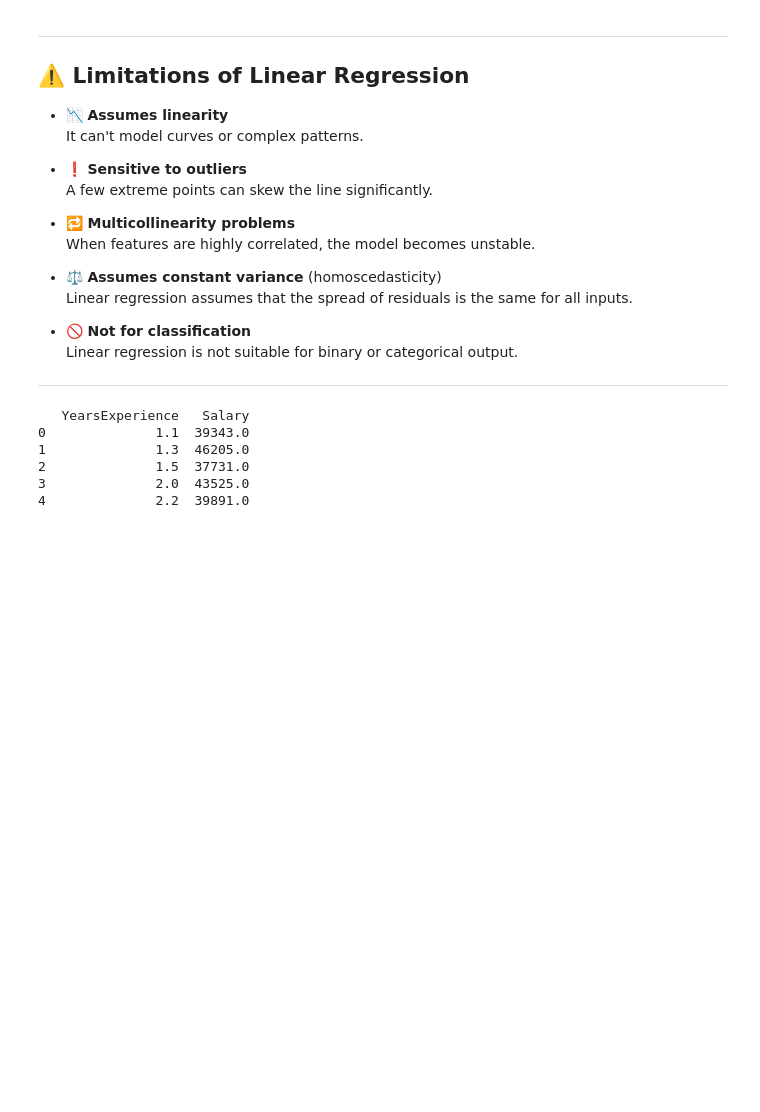
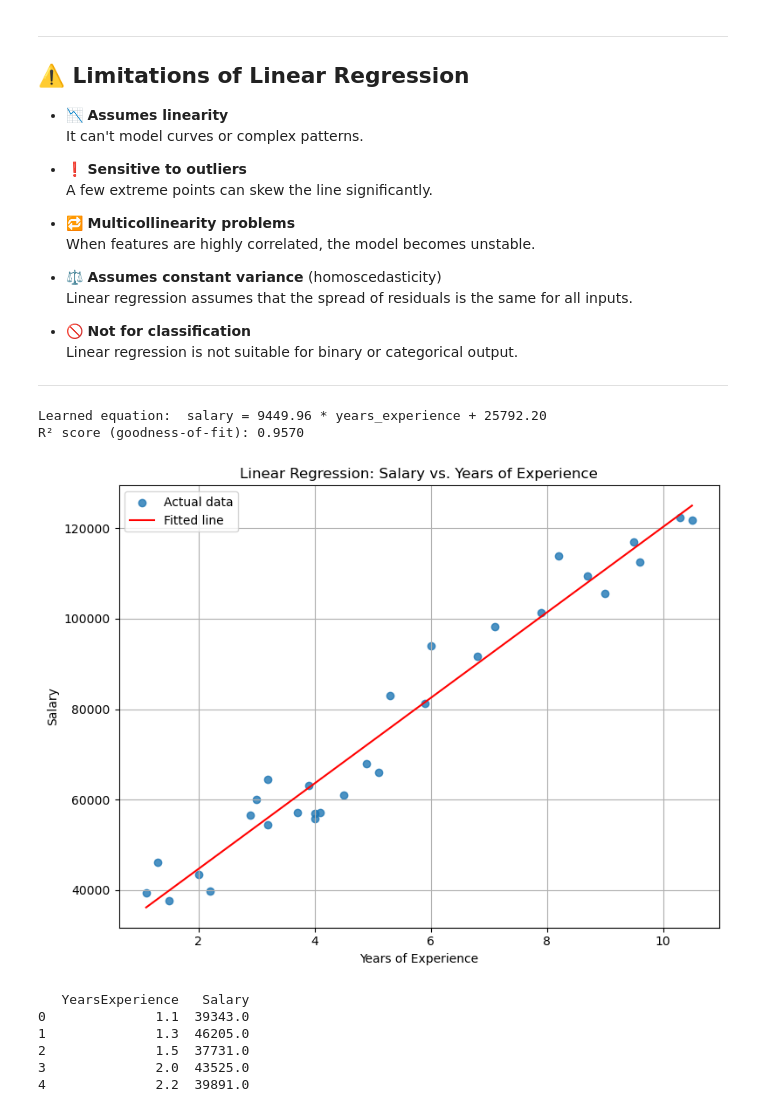
Before and after one commit to josephhzy/ML, a Jupyter notebook: Linear_regression.ipynb, the cells around one changed output. Saved outputs shown, nothing was run; the diff lists cells and outputs as text; code cells hidden in the pictures; blank space fills up the shorter version.

Commit message:
Updated Log and Linear file

```diff
--- a/Linear_regression.ipynb
+++ b/Linear_regression.ipynb
@@ -166,6 +166,67 @@ $$
   Linear regression is not suitable for binary or categorical output.
 
 ---
+# %%
+# linear_regression_salary.py
+# --------------------------------
+# Predict Salary from Years of Experience
+# using Ordinary Least Squares (OLS) linear regression
+# --------------------------------
+import os
+import pandas as pd
+import numpy as np
+import matplotlib.pyplot as plt
+from sklearn.linear_model import LinearRegression
+from sklearn.metrics import r2_score
+
+# 1) -------- Prepare the data --------
+# Get the current directory where the notebook is running
+base_dir = os.getcwd()
+
+# Construct the path to the CSV file inside the 'data' folder
+data_path = os.path.join(base_dir, 'data', 'raw', 'datalinear.csv')
+
+# Read the CSV
+data_actual = pd.read_csv(data_path)
+
+df_actual = pd.DataFrame(data_actual)
+
+X_actual = df_actual[['YearsExperience']].values  # 2-D array
+y_actual = df_actual['Salary'].values             # 1-D target array
+
+# 2) -------- Train the model --------
+model_actual = LinearRegression()
+model_actual.fit(X_actual, y_actual)
+
+w_actual = model_actual.coef_[0]     # slope
+b_actual = model_actual.intercept_   # intercept
+
+# 3) -------- Make predictions --------
+y_pred_actual = model_actual.predict(X_actual)
+r2_actual = r2_score(y_actual, y_pred_actual)
+
+print(f"Learned equation:  salary = {w_actual:.2f} * years_experience + {b_actual:.2f}")
+print(f"R² score (goodness-of-fit): {r2_actual:.4f}")
+
+# 4) -------- Visualise --------
+plt.figure(figsize=(8, 6))
+plt.scatter(X_actual, y_actual, color="tab:blue", label="Actual data", alpha=0.8)
+
+x_line_actual = np.linspace(X_actual.min(), X_actual.max(), 100).reshape(-1, 1)
+y_line_actual = model_actual.predict(x_line_actual)
+plt.plot(x_line_actual, y_line_actual, color="red", label="Fitted line")
+
+plt.xlabel("Years of Experience")
+plt.ylabel("Salary")
+plt.title("Linear Regression: Salary vs. Years of Experience")
+plt.legend()
+plt.grid(True)
+plt.tight_layout()
+plt.show()
+# %% [output]
+Learned equation:  salary = 9449.96 * years_experience + 25792.20
+R² score (goodness-of-fit): 0.9570
+[figure, added]
 # %%
 import os
 import numpy as np
```
Also changed, not shown: parts of 3 cells of this notebook, 11 other files.
